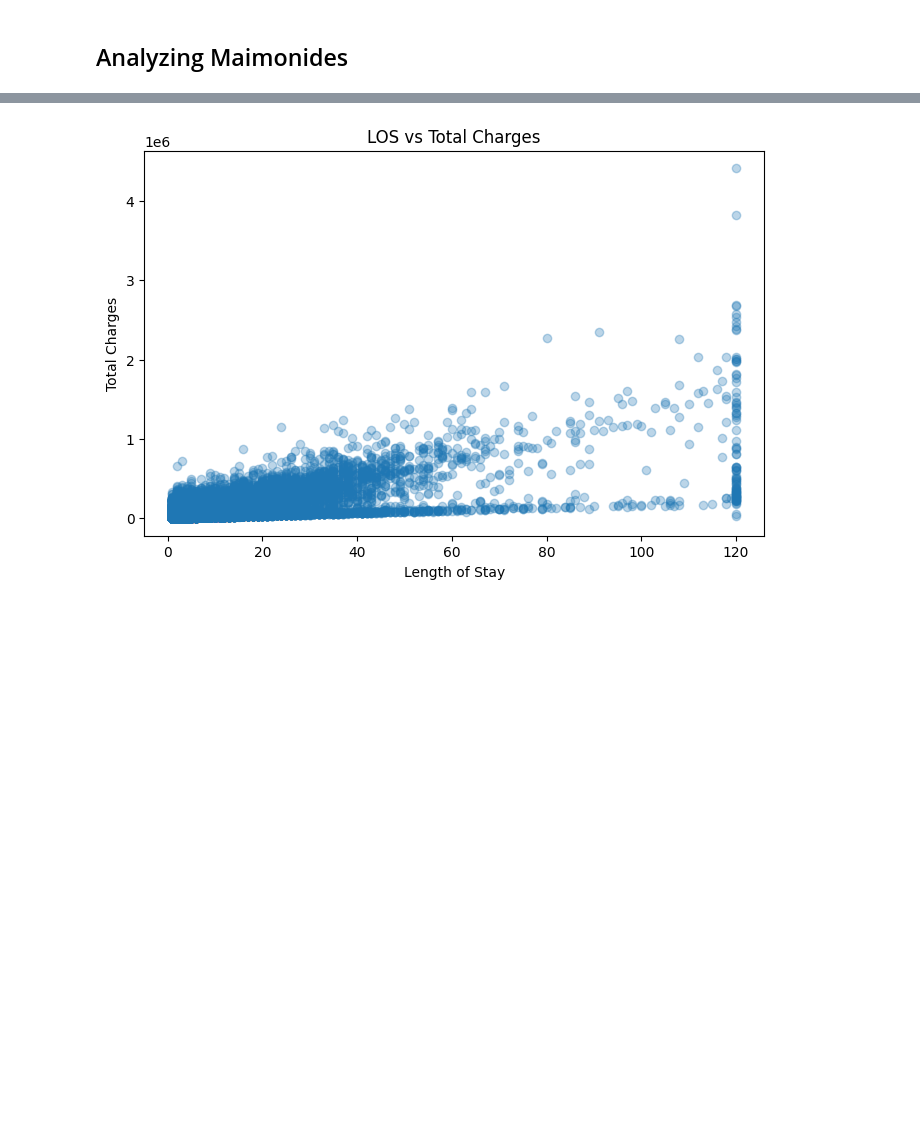
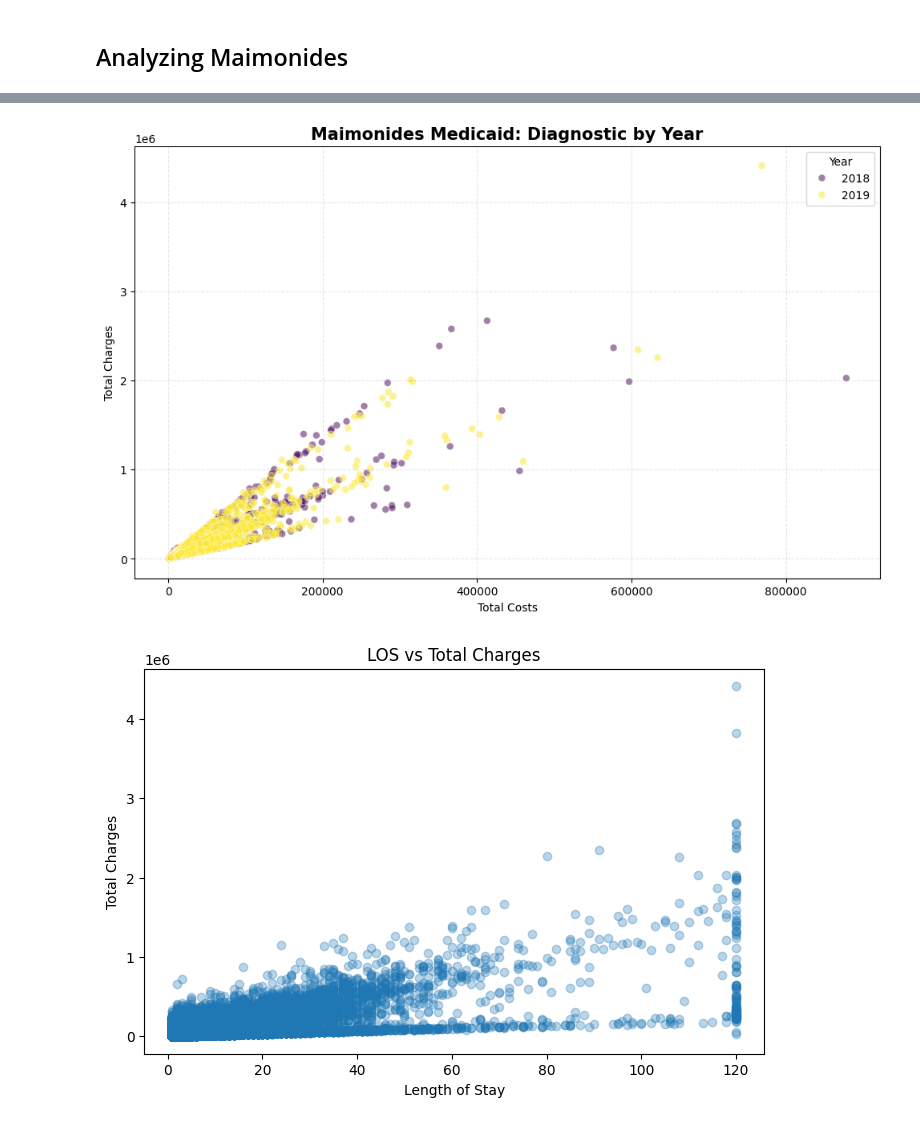
Before and after one commit to kpsalida/HospitalDischarges_Visualization, a Jupyter notebook: viz_eda.ipynb, the cells around one changed output, grey strips where cells are left out. Saved outputs shown, nothing was run; the diff lists cells and outputs as text; code cells hidden in the pictures; blank space fills up the shorter version.

```diff
--- a/viz_eda.ipynb
+++ b/viz_eda.ipynb
@@ -1195,3 +1289,19 @@ plt.show()
+# %%
+plt.figure(figsize=(12, 7))
+sns.scatterplot(
+    data=df_maimo_medicaid,
+    x='Total Costs',
+    y='Total Charges',
+    hue='Year',
+    palette='viridis',
+    alpha=0.5,
+    s=40
+)
+plt.title("Maimonides Medicaid: Diagnostic by Year", fontsize=15, fontweight='bold')
+plt.grid(True, linestyle='--', alpha=0.3)
+plt.show()
+# %% [output]
+[figure, added]
 # %%
 plt.figure(figsize=(8,5))
 plt.scatter(df["Length of Stay"], df["Total Charges"], alpha=0.3)
```
Also changed, not shown: parts of 5 cells of this notebook.
